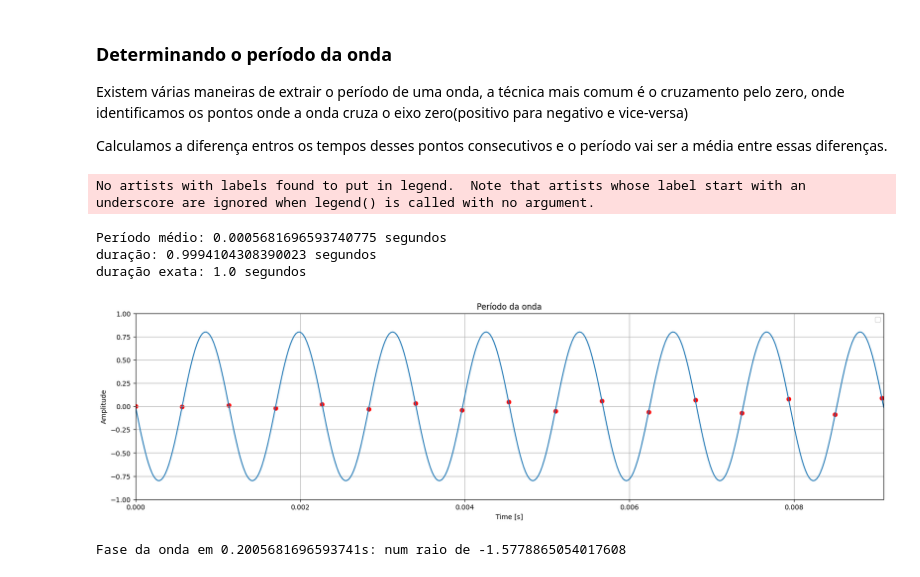
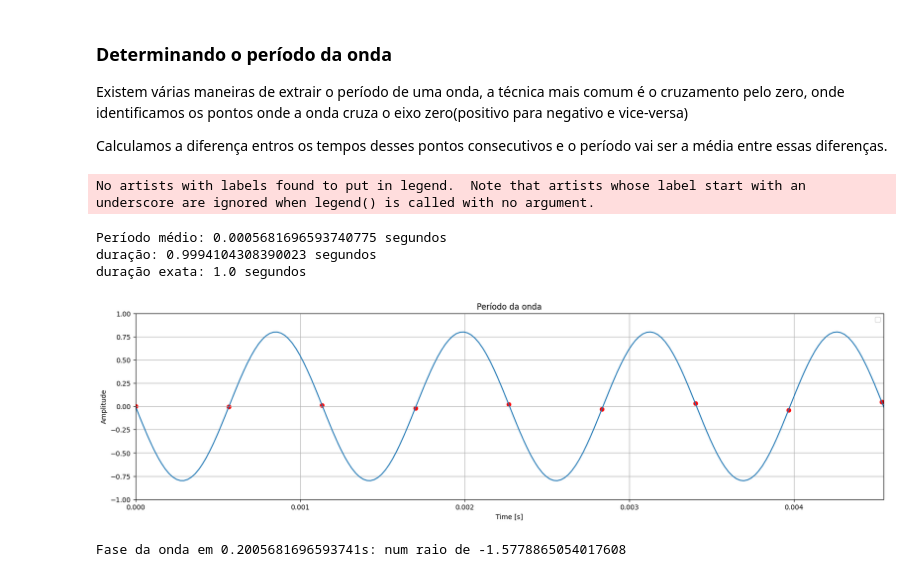
Before and after one commit to leandronunescorreia/audio-processing, a Jupyter notebook: audio_processing_basics.ipynb, the cells around one changed output. Cells and saved outputs as stored; diff of their text form; code cells hidden in the pictures.

```diff
--- a/audio_processing_basics.ipynb
+++ b/audio_processing_basics.ipynb
@@ -387,33 +377,33 @@ Calculamos a diferença entros os tempos desses pontos consecutivos e o período
 # %%
 cruzou_zero = np.where(np.diff(np.sign(audio)))[0]
 periodos = np.diff(tempo[cruzou_zero])
 periodo_medio = np.mean(periodos)
 
 print(f"Período médio: {periodo_medio} segundos")
 
 
 print(f"duração: {periodo_medio * len(periodos)} segundos")
 
 numero_amostras = len(audio)
 duracao_exata = numero_amostras / taxa_amostragem
 print(f"duração exata: {duracao_exata} segundos")
 
 plt.subplots(figsize=(20, 5))
 plt.plot(t, audio)
 plt.scatter(t[cruzou_zero], audio[cruzou_zero], color='red')
-plt.axis([-.0, 1/110, -1.0, 1.0])
+plt.axis([-.0, 1/220, -1.0, 1.0])
 plt.title('Período da onda')
 plt.xlabel('Time [s]')
 plt.ylabel('Amplitude')
 plt.legend()
 plt.grid(True)
 plt.show()
 # %% [output]
 No artists with labels found to put in legend.  Note that artists whose label start with an underscore are ignored when legend() is called with no argument.
 Período médio: 0.0005681696593740775 segundos
 duração: 0.9994104308390023 segundos
 duração exata: 1.0 segundos
-[figure, old version]
+[figure, new version]
 # %%
 def find_phase_at_time(amplitude, frequency, sampling_rate, wave, specific_time):
     specific_index = int(specific_time * sampling_rate)
```
Also changed, not shown: parts of 4 cells of this notebook, 1 other file.
